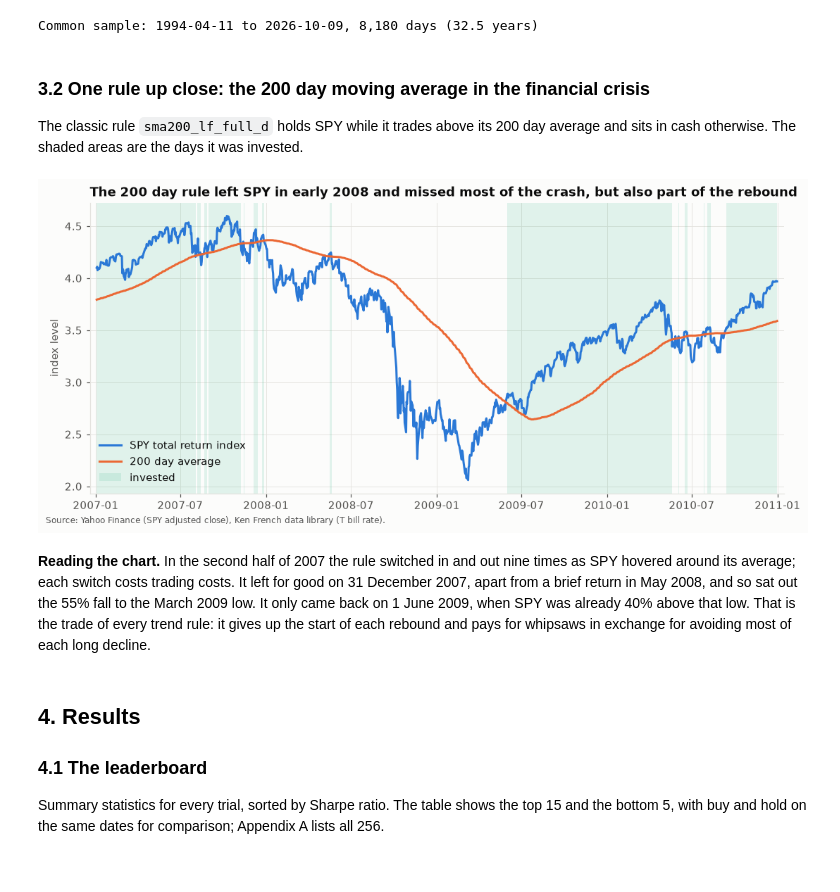
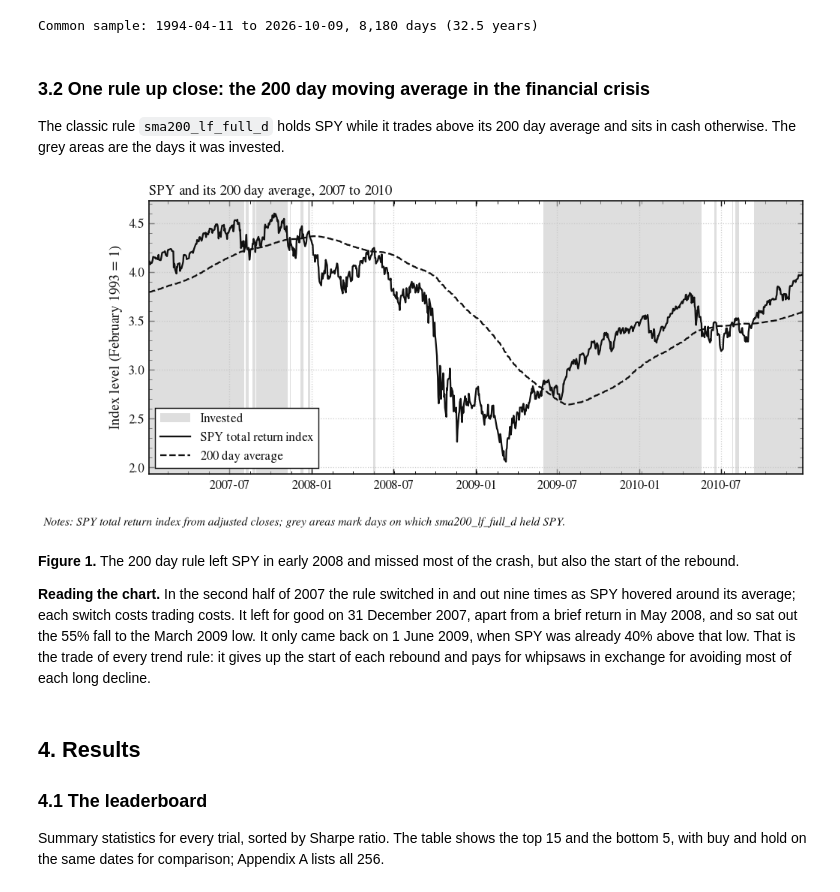
Before and after one commit to FranzTriebe/quant_finance, a Jupyter notebook: projects/p01_referee/03_trials.ipynb, the cells around one changed output. Drawn from its saved outputs; the diff is of its cells as text; code cells hidden in the pictures.

```diff
--- a/projects/p01_referee/03_trials.ipynb
+++ b/projects/p01_referee/03_trials.ipynb
@@ -117,37 +122,42 @@ Common sample: 1994-04-11 to 2026-10-09, 8,180 days (32.5 years)
 # %% [markdown]
 ### 3.2 One rule up close: the 200 day moving average in the financial crisis
 
-The classic rule `sma200_lf_full_d` holds SPY while it trades above its 200 day average and sits in cash otherwise. The shaded areas are the days it was invested.
+The classic rule `sma200_lf_full_d` holds SPY while it trades above its 200 day average and sits in cash otherwise. The grey areas are the days it was invested.
-# %%
-window = slice("2007-01-01", "2010-12-31")
-sma200 = strategies.sma(prices, 200).loc[window]
-held = results["sma200_lf_full_d"]["position"].loc[window]
-fig, ax = plt.subplots()
-ax.plot(prices.loc[window], color=PALETTE["primary"], label="SPY total return index")
-ax.plot(sma200, color=PALETTE["comparison"], label="200 day average")
-ax.fill_between(
-    held.index,
-    0,
-    1,
-    where=held > 0,
-    transform=ax.get_xaxis_transform(),
-    color=PALETTE["third"],
-    alpha=0.12,
-    linewidth=0,
-    label="invested",
-)
-ax.set_ylabel("index level")
-ax.set_title(
-    "The 200 day rule left SPY in early 2008 and missed most of the crash, but also part of the rebound"
-)
-ax.legend(loc="lower left")
-ax.margins(x=0.01)
-fig.text(0.01, 0, SOURCE, fontsize=8, alpha=0.7)
-fig.tight_layout()
-plt.show()
-# %% [output]
-[figure, removed]
+# %%
+window = slice("2007-01-01", "2010-12-31")
+sma200 = strategies.sma(prices, 200).loc[window]
+held = results["sma200_lf_full_d"]["position"].loc[window]
+fig, ax = acad.new_fig("wide", aspect=0.42)
+ax.fill_between(
+    held.index,
+    0,
+    1,
+    where=held > 0,
+    transform=ax.get_xaxis_transform(),
+    color=acad.LIGHT,
+    alpha=0.6,
+    linewidth=0,
+    label="Invested",
+)
+ax.plot(
+    prices.loc[window], color=acad.INK, linestyle="-", label="SPY total return index"
+)
+ax.plot(sma200, color=acad.INK, linestyle="--", label="200 day average")
+ax.set_ylabel("Index level (February 1993 = 1)")
+ax.set_xlim(prices.loc[window].index[0], prices.loc[window].index[-1])
+ax.set_title("SPY and its 200 day average, 2007 to 2010")
+ax.legend(loc="lower left")
+acad.source_note(
+    fig,
+    "Notes: SPY total return index from adjusted closes; grey areas mark days on which sma200_lf_full_d held SPY.",
+)
+acad.save(fig, "p3_sma200_example", outdir=OUTPUT_DIR)
+plt.show()
+# %% [output]
+[figure, added]
 # %% [markdown]
+**Figure 1.** The 200 day rule left SPY in early 2008 and missed most of the crash, but also the start of the rebound.
+
 **Reading the chart.** In the second half of 2007 the rule switched in and out nine times as SPY hovered around its average; each switch costs trading costs. It left for good on 31 December 2007, apart from a brief return in May 2008, and so sat out the 55% fall to the March 2009 low. It only came back on 1 June 2009, when SPY was already 40% above that low. That is the trade of every trend rule: it gives up the start of each rebound and pays for whipsaws in exchange for avoiding most of each long decline.
 # %% [markdown]
 ## 4. Results
```
Also changed, not shown: parts of 7 cells of this notebook.
